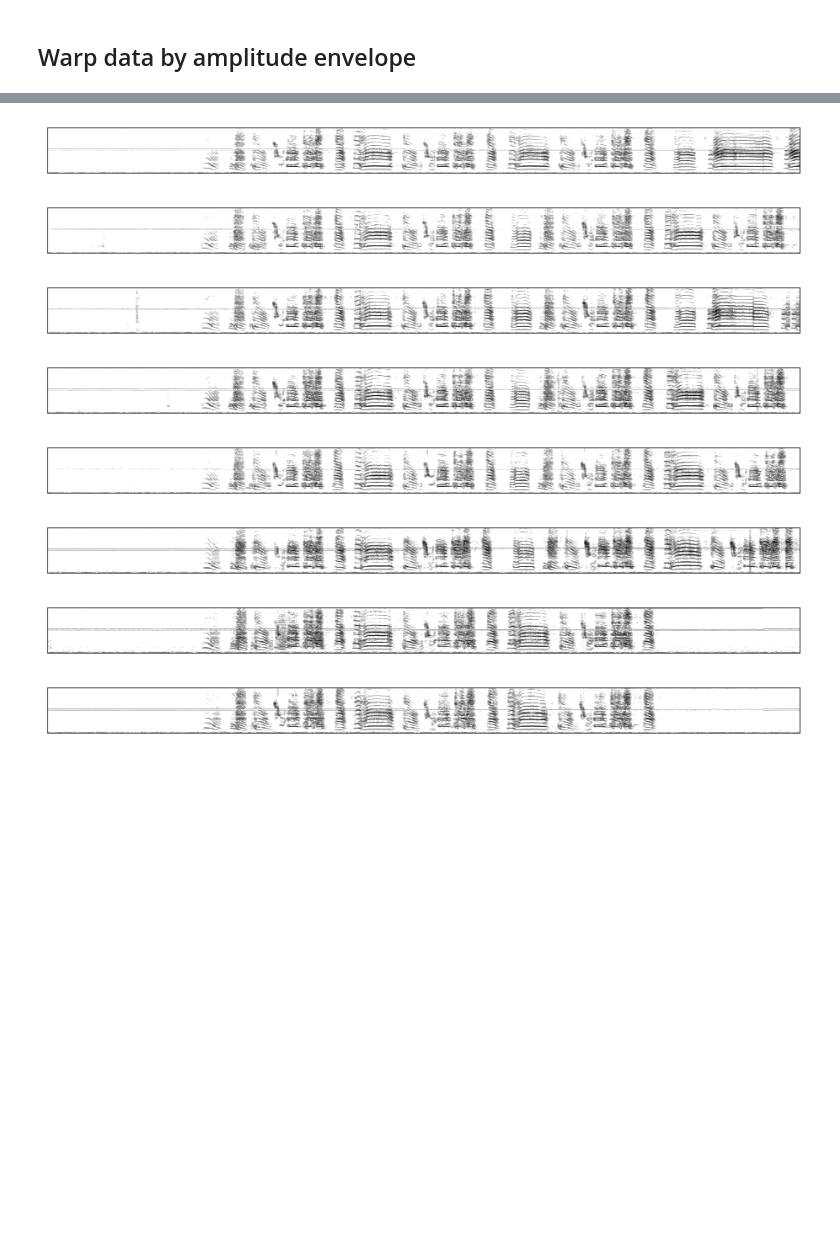
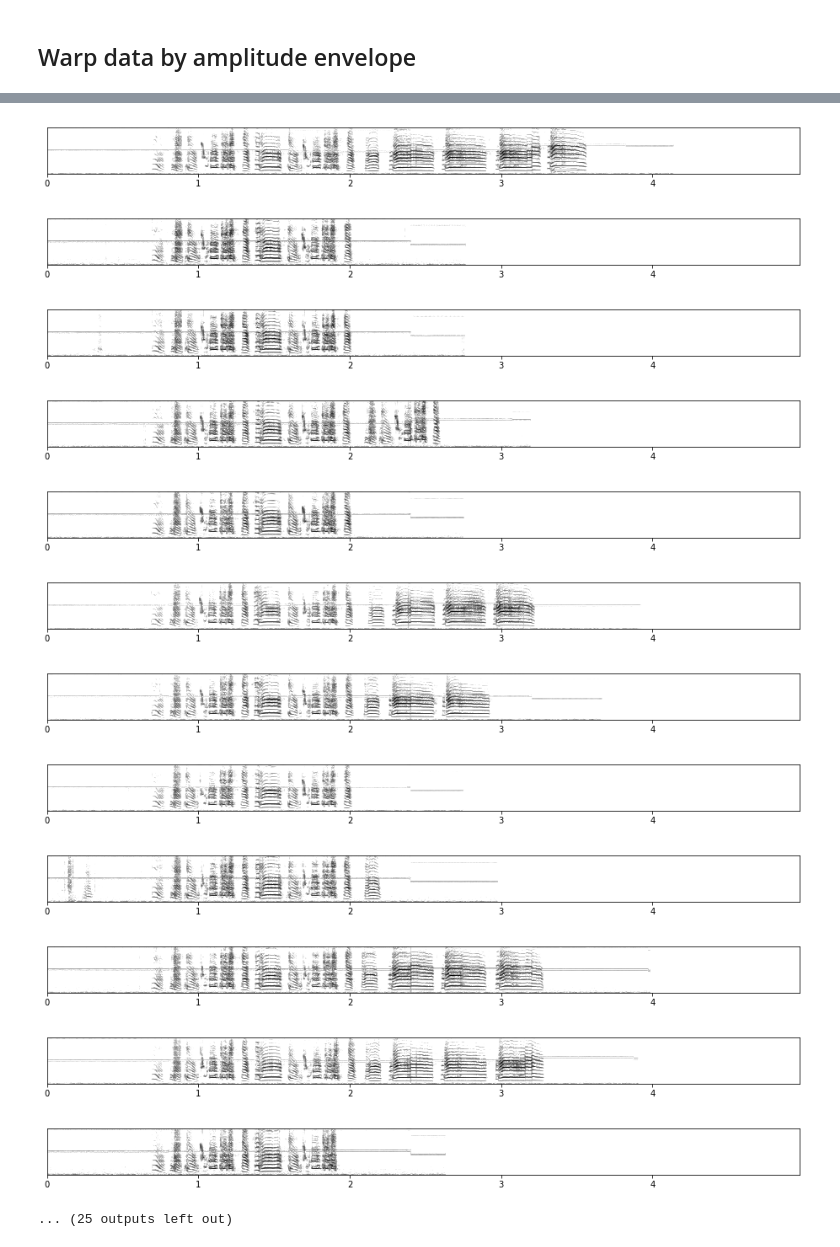
Before and after one commit to theunissenlab/songephys, a Jupyter notebook: notebooks/TWPCA - Tutor vs BOS.ipynb, the cells around one changed output, grey strips where cells are left out. Cells and saved outputs as stored; diff of their text form; code cells hidden in the pictures; blank space fills up the shorter version.

```diff
--- a/notebooks/TWPCA - Tutor vs BOS.ipynb
+++ b/notebooks/TWPCA - Tutor vs BOS.ipynb
@@ -92,6 +126,6 @@ for signal in cut_analogsignals[:4]:
 # %%
 plt.figure(figsize=(16, 3))
-for signal in tutor_amp_envelope:
+for signal in analogsignals:
     plt.plot(signal)
 plt.show()
 # %% [output]
@@ -99,7 +133,7 @@ plt.show()
 # %% [markdown]
 ## Warp data by amplitude envelope
 # %%
-tutor_timewarped = WindowedTimeWarp(
+model = WindowedTimeWarp(
     n_components=1,
     warptype="affine",
     warpinit="zero",
@@ -107,14 +141,16 @@ tutor_timewarped = WindowedTimeWarp(
     time_regularizer=curvature(scale=0.00001, power=1, axis=0)
 )
 # %%
-data = tutor_timewarped.fit_transform(tutor_amp_envelope[:, :, None], 40000, 20000, lr=2e-2, niter=iters)
+aligned_ampenv = model.fit_transform(analogsignals[:, :, None], 40000, 20000, lr=2e-2, niter=iters)
 # %%
 plt.figure(figsize=(16, 6))
 plt.subplot(2, 1, 1)
-for signal in data:
+for signal in aligned_ampenv:
     plt.plot(signal)
+plt.title("Aligned")
 plt.subplot(2, 1, 2)
-for signal in tutor_amp_envelope:
+for signal in analogsignals:
     plt.plot(signal)
+plt.title("Unaligned")
 plt.show()
 # %% [output]
@@ -122,19 +158,25 @@ plt.show()
 # %%
-fitted_signals = tutor_timewarped.transform(cut_analogsignals[:, :, None])
-for signal in fitted_signals[:8, :, 0]:
+fitted_signals = model.transform(original_analogsignals[:, :, None])
+
+for signal in fitted_signals[:, :, 0]:
     fig, ax = plt.subplots(figsize=(16, 1))
     t, f, s, _ = spectrogram(signal - np.mean(signal), fs, 5000, 50.0, min_freq=0, max_freq=10000, nstd=6)
     plot_spectrogram(t, f, s, colormap="gray_r", ax=ax, colorbar=False)
     plt.ylabel("")
     plt.xlabel("")
     plt.yticks([])
     plt.show()
 # %% [output]
-[figure, old version]
+[figure, new version]
-[figure, old version]
+[figure, new version]
-[figure, old version]
+[figure, new version]
-[figure, old version]
+[figure, new version]
-[figure, old version]
+[figure, new version]
-[figure, old version]
+[figure, new version]
-[figure, old version]
+[figure, new version]
-[figure, old version]
+[figure, new version]
+[figure, added]
+[figure, added]
+[figure, added]
+[figure, added]
+... (25 outputs left out)
```
Also changed, not shown: parts of 34 cells of this notebook.
